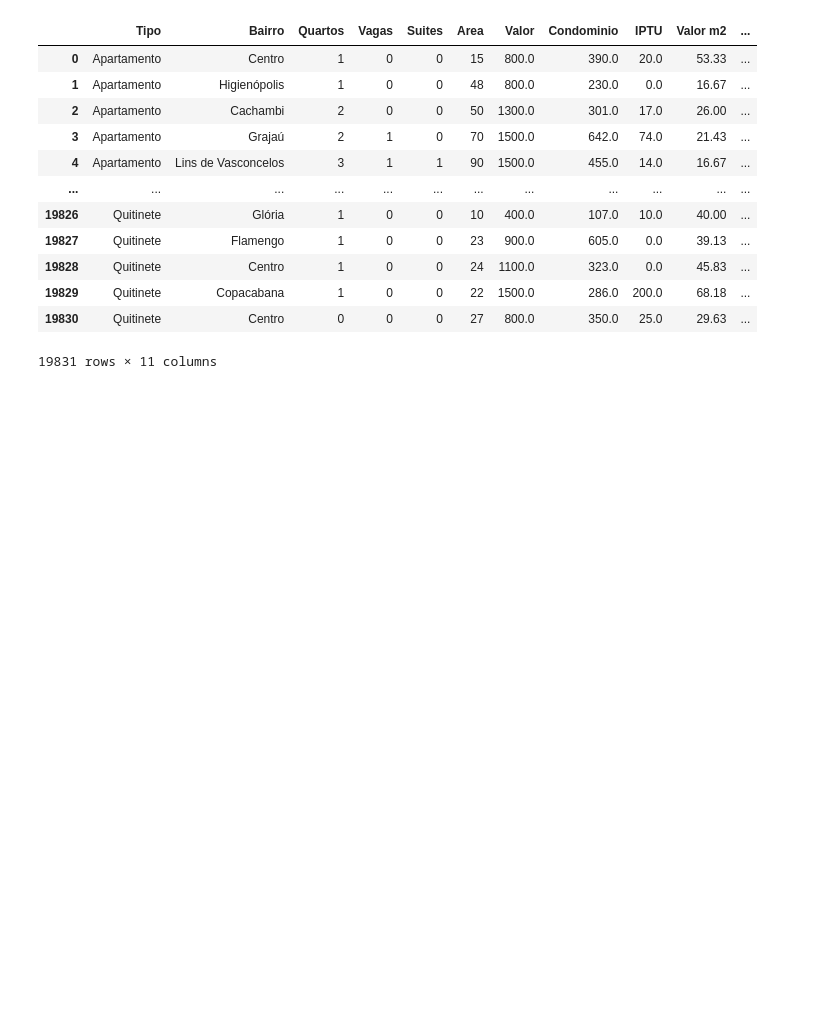
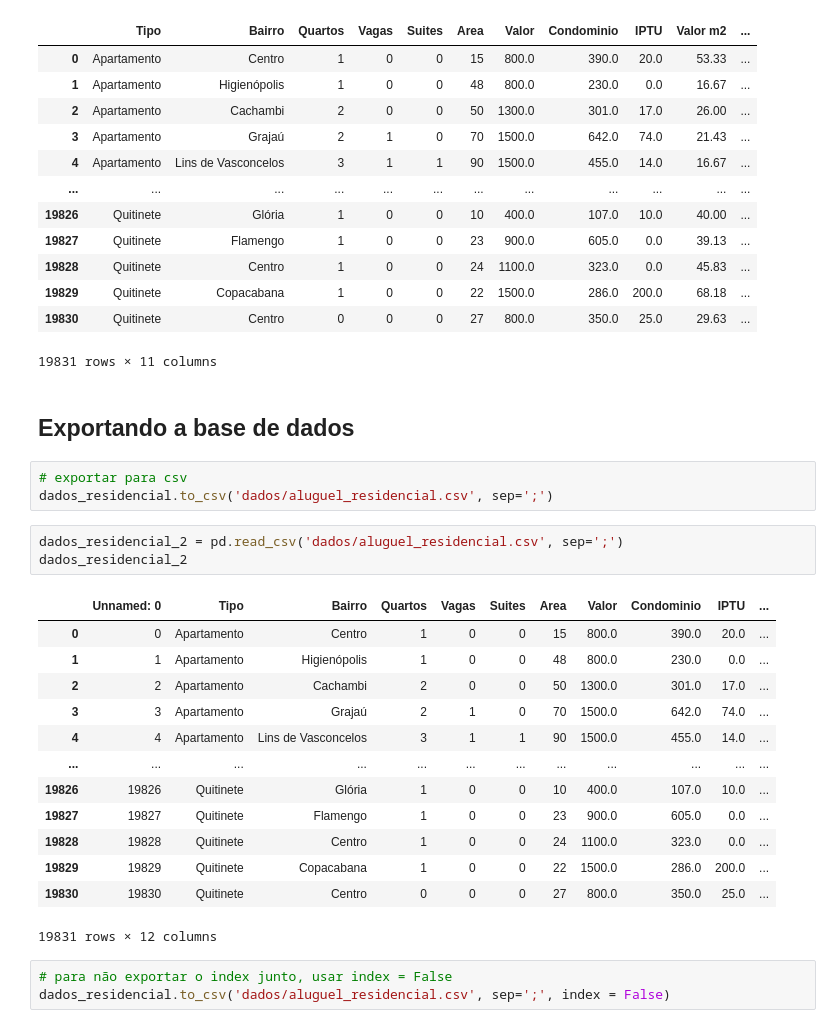
Before and after one commit to FabiadS/Python-para-Data-Science, a Jupyter notebook: Python Pandas tratando e analisando dados/imoveis_residenciais.ipynb, the cells around one changed output. Saved outputs shown, nothing was run; the diff lists cells and outputs as text; blank space fills up the shorter version.

Commit message:
Exportando a base de dados

```diff
--- a/Python Pandas tratando e analisando dados/imoveis_residenciais.ipynb
+++ b/Python Pandas tratando e analisando dados/imoveis_residenciais.ipynb
@@ -77,3 +77,28 @@ dados_residencial
 | 19829 | Quitinete | Copacabana | 1 | 0 | 0 | 22 | 1500.0 | 286.0 | 200.0 | 68.18 | ... |
 | 19830 | Quitinete | Centro | 0 | 0 | 0 | 27 | 800.0 | 350.0 | 25.0 | 29.63 | ... |
 19831 rows × 11 columns
+# %% [markdown]
+## Exportando a base de dados
+# %%
+# exportar para csv
+dados_residencial.to_csv('dados/aluguel_residencial.csv', sep=';')
+# %%
+dados_residencial_2 = pd.read_csv('dados/aluguel_residencial.csv', sep=';')
+dados_residencial_2
+# %% [output]
+|  | Unnamed: 0 | Tipo | Bairro | Quartos | Vagas | Suites | Area | Valor | Condominio | IPTU | ... |
+| 0 | 0 | Apartamento | Centro | 1 | 0 | 0 | 15 | 800.0 | 390.0 | 20.0 | ... |
+| 1 | 1 | Apartamento | Higienópolis | 1 | 0 | 0 | 48 | 800.0 | 230.0 | 0.0 | ... |
+| 2 | 2 | Apartamento | Cachambi | 2 | 0 | 0 | 50 | 1300.0 | 301.0 | 17.0 | ... |
+| 3 | 3 | Apartamento | Grajaú | 2 | 1 | 0 | 70 | 1500.0 | 642.0 | 74.0 | ... |
+| 4 | 4 | Apartamento | Lins de Vasconcelos | 3 | 1 | 1 | 90 | 1500.0 | 455.0 | 14.0 | ... |
+| ... | ... | ... | ... | ... | ... | ... | ... | ... | ... | ... | ... |
+| 19826 | 19826 | Quitinete | Glória | 1 | 0 | 0 | 10 | 400.0 | 107.0 | 10.0 | ... |
+| 19827 | 19827 | Quitinete | Flamengo | 1 | 0 | 0 | 23 | 900.0 | 605.0 | 0.0 | ... |
+| 19828 | 19828 | Quitinete | Centro | 1 | 0 | 0 | 24 | 1100.0 | 323.0 | 0.0 | ... |
+| 19829 | 19829 | Quitinete | Copacabana | 1 | 0 | 0 | 22 | 1500.0 | 286.0 | 200.0 | ... |
+| 19830 | 19830 | Quitinete | Centro | 0 | 0 | 0 | 27 | 800.0 | 350.0 | 25.0 | ... |
+19831 rows × 12 columns
+# %%
+# para não exportar o index junto, usar index = False
+dados_residencial.to_csv('dados/aluguel_residencial.csv', sep=';', index = False)
```
Also changed, not shown: parts of 1 cell of this notebook, 1 other file.
